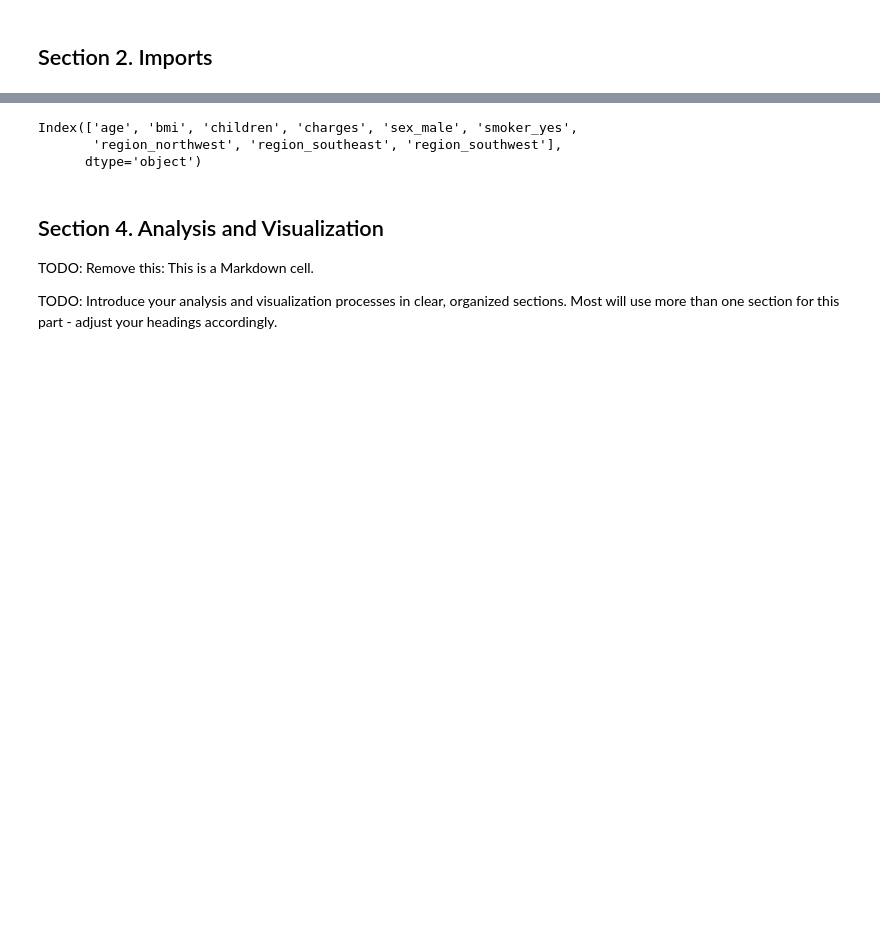
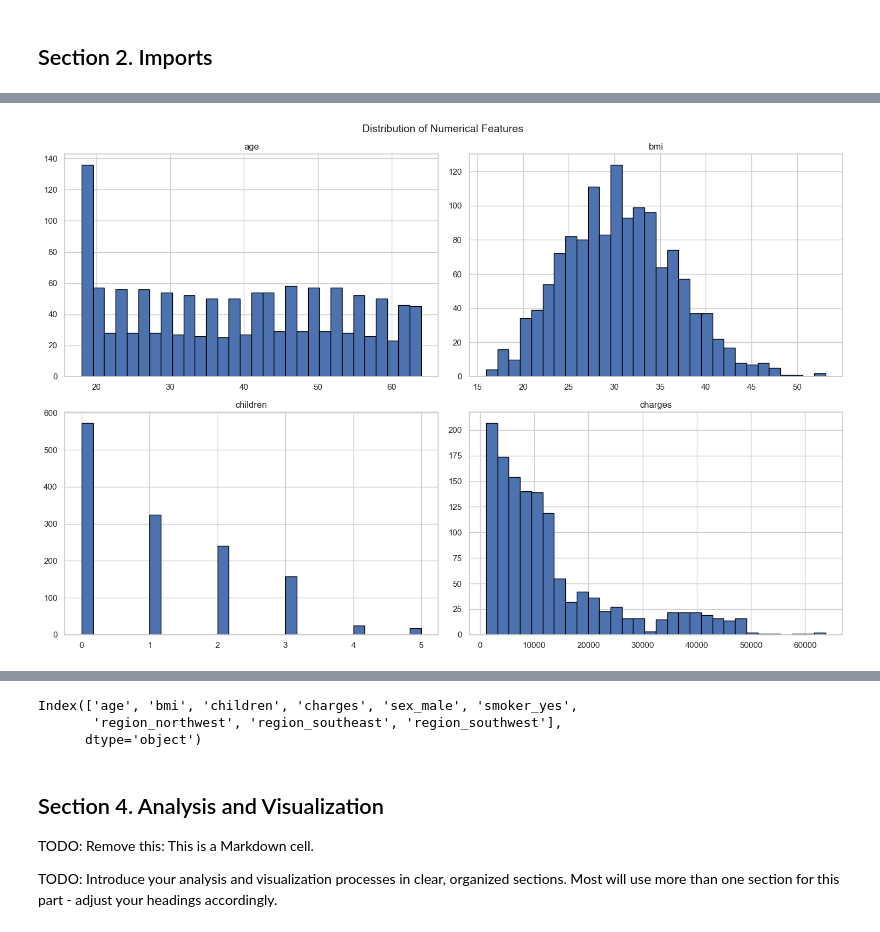
Before and after one commit to egbogbo11/capstone-insurance-costs-predictor, a Jupyter notebook: notebooks/demo_notebook.ipynb, the cells around one changed output, grey strips where cells are left out. Cells and saved outputs as stored; diff of their text form; code cells hidden in the pictures; blank space fills up the shorter version.

```diff
--- a/notebooks/demo_notebook.ipynb
+++ b/notebooks/demo_notebook.ipynb
@@ -193,0 +127,10 @@ The dataset includes approximately **1,338 rows** and **7 columns** (attributes)
+# %%
+print("\nDuplicate Rows:")
+print(df.duplicated().sum())
+df[df.duplicated()]
+
+# Remove duplicates
+df = df.drop_duplicates()
+
+print("\nDuplicate Rows After Removal:")
+print(df.duplicated().sum())
@@ -193,0 +143,5 @@ The dataset includes approximately **1,338 rows** and **7 columns** (attributes)
+# %%
+# Standardize column names (lowercase, underscores)
+df.columns = df.columns.str.lower().str.replace(' ', '_')
+print("Column names after standardization:")
+print(df.columns.tolist())
@@ -193,0 +172,2 @@ The dataset includes approximately **1,338 rows** and **7 columns** (attributes)
+# %%
+numeric_cols = ['age', 'bmi', 'children', 'charges']
@@ -193,0 +189,7 @@ The dataset includes approximately **1,338 rows** and **7 columns** (attributes)
+# %%
+df[numeric_cols].hist(bins=30, figsize=(15, 10), edgecolor='black')
+plt.suptitle("Distribution of Numerical Features", fontsize=14)
+plt.tight_layout()
+plt.show()
+# %% [output]
+[figure, added]
```
Also changed, not shown: parts of 44 cells of this notebook, 5 other files.
